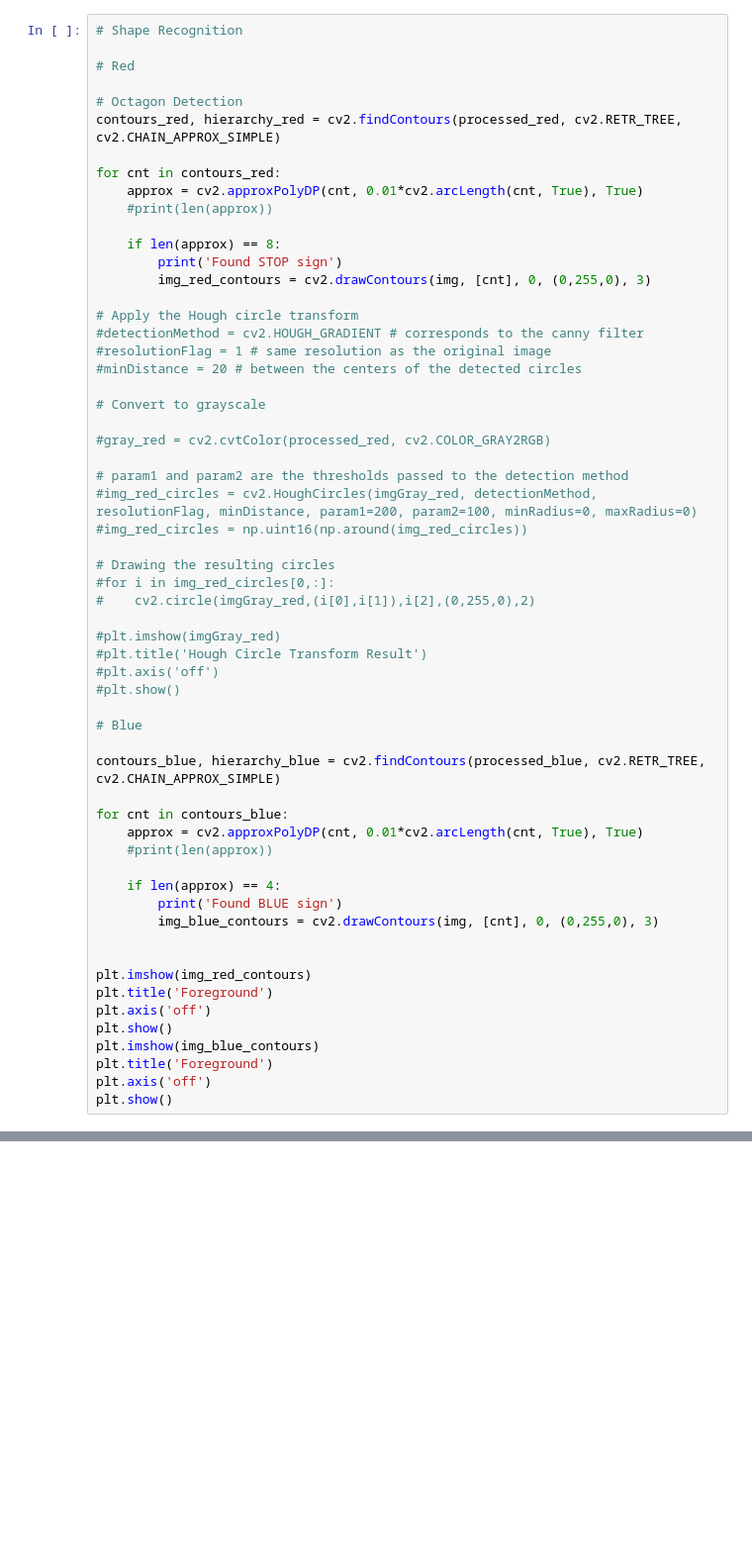
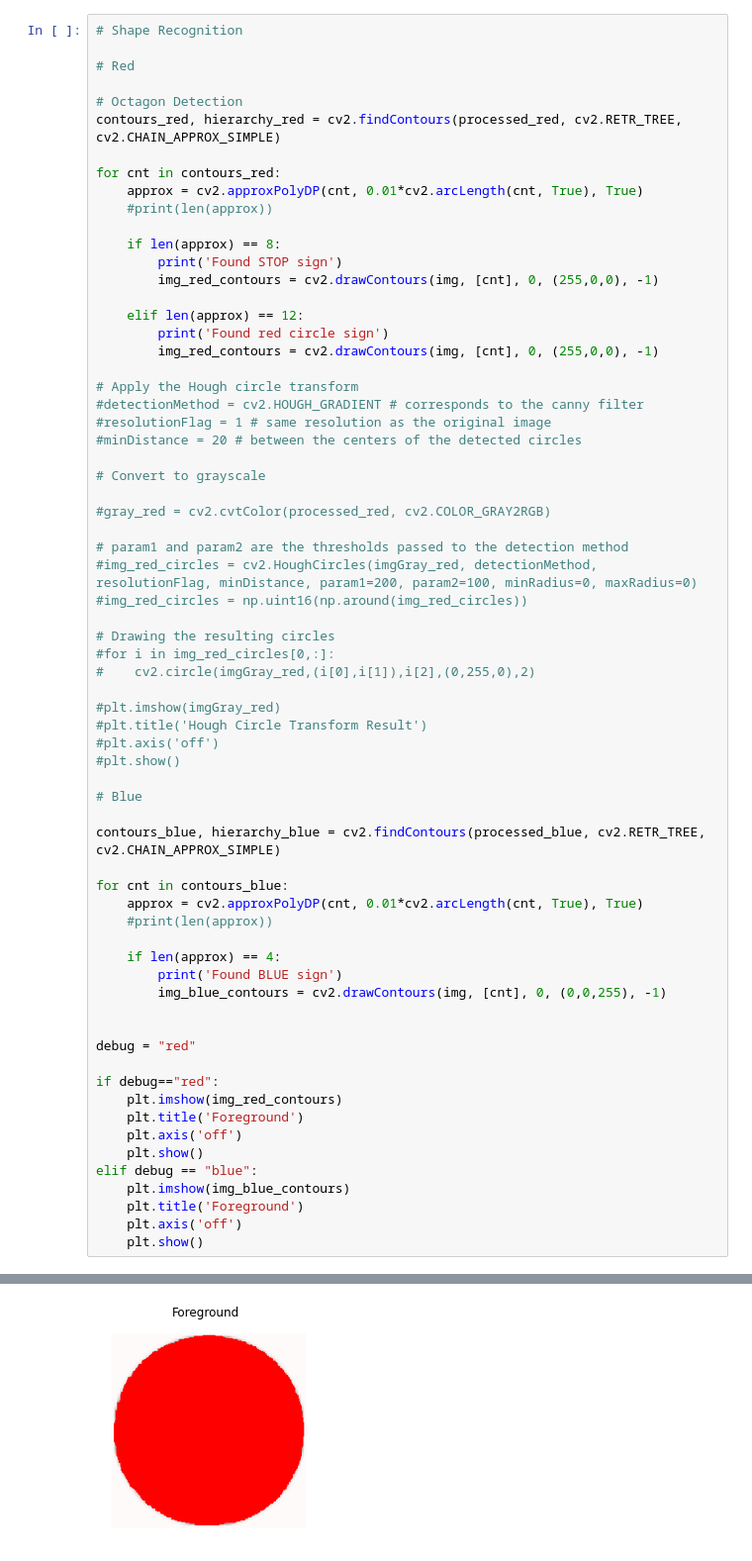
Before and after one commit to tomasfgon/FEUP-VC, a Jupyter notebook: src/main.ipynb, the cells around one changed output, grey strips where cells are left out. Shown: that part at 99% size. Cells and saved outputs as stored; diff of their text form; blank space fills up the shorter version.

Commit message:
circles, filling color in detection

```diff
--- a/src/main.ipynb
+++ b/src/main.ipynb
@@ -130,7 +130,11 @@ for cnt in contours_red:
 
     if len(approx) == 8:
         print('Found STOP sign')
-        img_red_contours = cv2.drawContours(img, [cnt], 0, (0,255,0), 3)
+        img_red_contours = cv2.drawContours(img, [cnt], 0, (255,0,0), -1)
+
+    elif len(approx) == 12:
+        print('Found red circle sign')
+        img_red_contours = cv2.drawContours(img, [cnt], 0, (255,0,0), -1)
 
 # Apply the Hough circle transform
 #detectionMethod = cv2.HOUGH_GRADIENT # corresponds to the canny filter
@@ -164,15 +168,19 @@ for cnt in contours_blue:
 
     if len(approx) == 4:
         print('Found BLUE sign')
-        img_blue_contours = cv2.drawContours(img, [cnt], 0, (0,255,0), 3)
+        img_blue_contours = cv2.drawContours(img, [cnt], 0, (0,0,255), -1)
 
 
-plt.imshow(img_red_contours)
-plt.title('Foreground')
-plt.axis('off')
-plt.show()
-plt.imshow(img_blue_contours)
-plt.title('Foreground')
-plt.axis('off')
-plt.show()
+debug = "red"
+
+if debug=="red":
+    plt.imshow(img_red_contours)
+    plt.title('Foreground')
+    plt.axis('off')
+    plt.show()
+elif debug == "blue":
+    plt.imshow(img_blue_contours)
+    plt.title('Foreground')
+    plt.axis('off')
+    plt.show()
 # %% [output]
@@ -179,0 +189 @@ Found STOP sign
+[figure, added]
```
Also changed, not shown: parts of 5 cells of this notebook.
